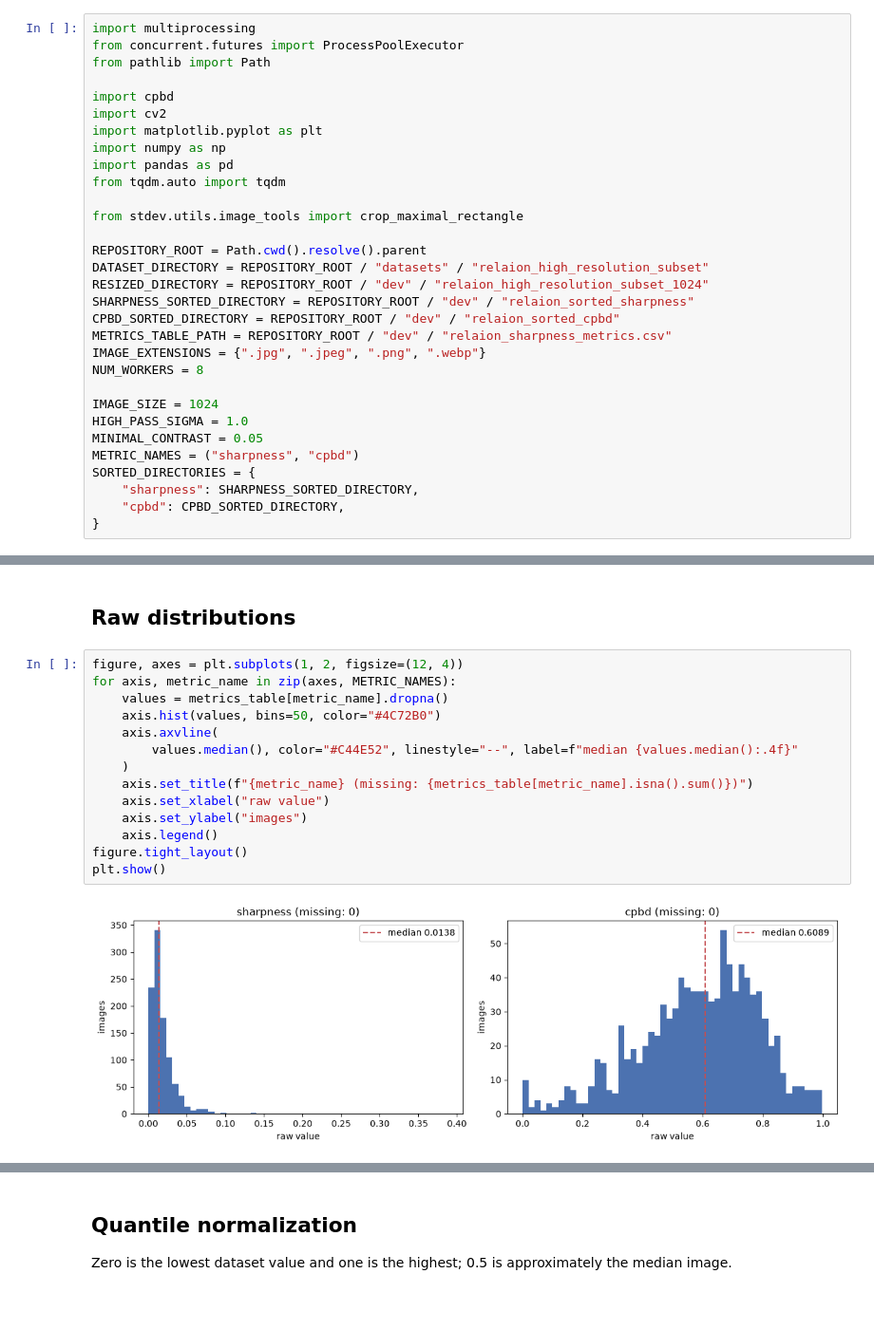
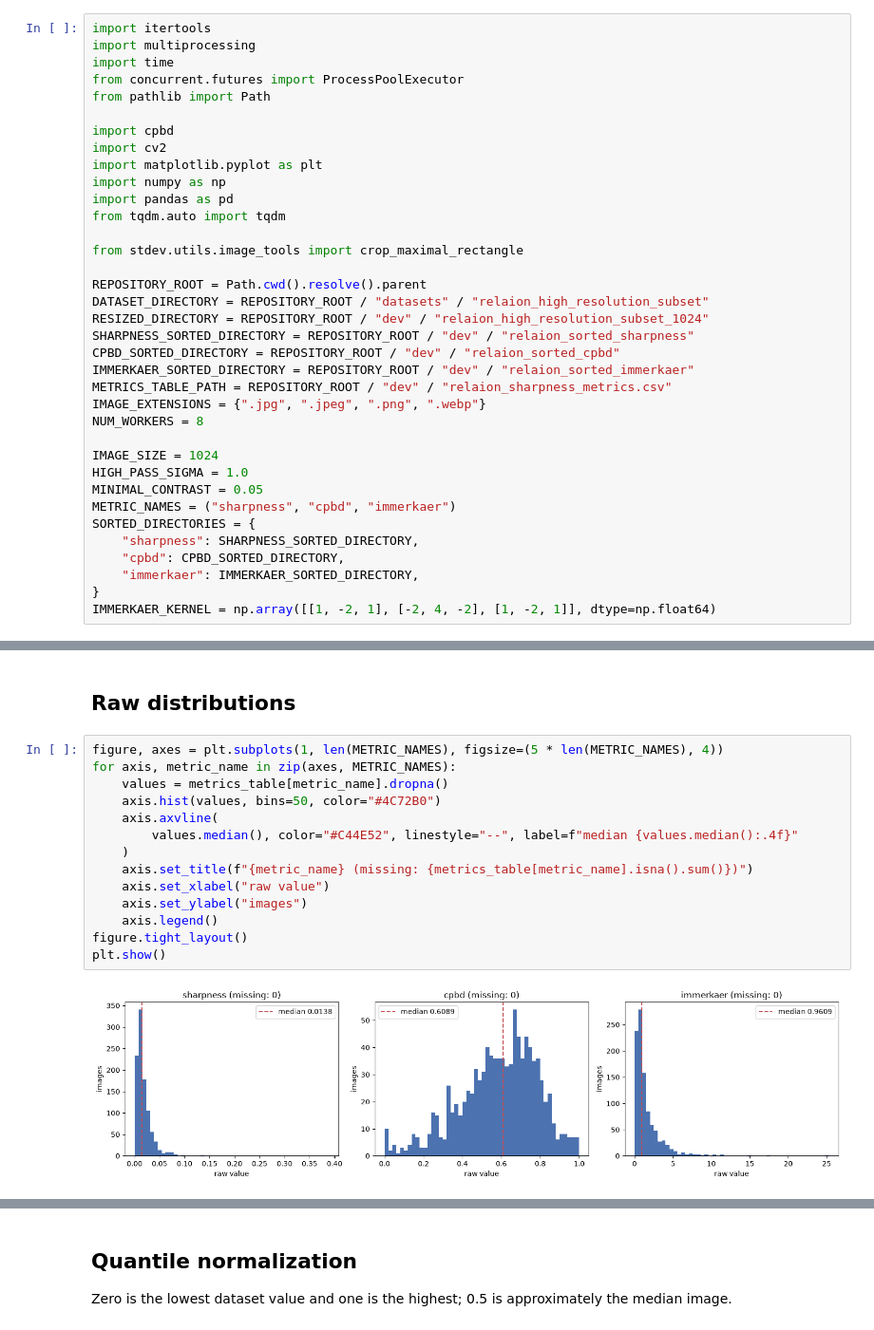
Before and after one commit to tensorforger/STDev, a Jupyter notebook: notebooks/relaion_sharpness_metrics.ipynb, the cells around one changed output, grey strips where cells are left out. Shown at 95% size. Drawn from its saved outputs; the diff is of its cells as text; blank space fills up the shorter version.

```diff
--- a/notebooks/relaion_sharpness_metrics.ipynb
+++ b/notebooks/relaion_sharpness_metrics.ipynb
@@ -17,5 +20,7 @@ to the resized PNGs, named `<position>_<normalized value>.png`.
 # %%
+import itertools
 import multiprocessing
+import time
 from concurrent.futures import ProcessPoolExecutor
 from pathlib import Path
 
@@ -33,6 +38,7 @@ DATASET_DIRECTORY = REPOSITORY_ROOT / "datasets" / "relaion_high_resolution_subs
 RESIZED_DIRECTORY = REPOSITORY_ROOT / "dev" / "relaion_high_resolution_subset_1024"
 SHARPNESS_SORTED_DIRECTORY = REPOSITORY_ROOT / "dev" / "relaion_sorted_sharpness"
 CPBD_SORTED_DIRECTORY = REPOSITORY_ROOT / "dev" / "relaion_sorted_cpbd"
+IMMERKAER_SORTED_DIRECTORY = REPOSITORY_ROOT / "dev" / "relaion_sorted_immerkaer"
 METRICS_TABLE_PATH = REPOSITORY_ROOT / "dev" / "relaion_sharpness_metrics.csv"
 IMAGE_EXTENSIONS = {".jpg", ".jpeg", ".png", ".webp"}
 NUM_WORKERS = 8
@@ -40,11 +46,13 @@ NUM_WORKERS = 8
 IMAGE_SIZE = 1024
 HIGH_PASS_SIGMA = 1.0
 MINIMAL_CONTRAST = 0.05
-METRIC_NAMES = ("sharpness", "cpbd")
+METRIC_NAMES = ("sharpness", "cpbd", "immerkaer")
 SORTED_DIRECTORIES = {
     "sharpness": SHARPNESS_SORTED_DIRECTORY,
     "cpbd": CPBD_SORTED_DIRECTORY,
+    "immerkaer": IMMERKAER_SORTED_DIRECTORY,
 }
+IMMERKAER_KERNEL = np.array([[1, -2, 1], [-2, 4, -2], [1, -2, 1]], dtype=np.float64)
 # %%
 def compute_simplified_sharpness(image: np.ndarray) -> float:
     """
@@ -121,19 +156,19 @@ libpng warning: eXIf: duplicate
 # %% [markdown]
 ## Raw distributions
 # %%
-figure, axes = plt.subplots(1, 2, figsize=(12, 4))
+figure, axes = plt.subplots(1, len(METRIC_NAMES), figsize=(5 * len(METRIC_NAMES), 4))
 for axis, metric_name in zip(axes, METRIC_NAMES):
     values = metrics_table[metric_name].dropna()
     axis.hist(values, bins=50, color="#4C72B0")
     axis.axvline(
         values.median(), color="#C44E52", linestyle="--", label=f"median {values.median():.4f}"
     )
     axis.set_title(f"{metric_name} (missing: {metrics_table[metric_name].isna().sum()})")
     axis.set_xlabel("raw value")
     axis.set_ylabel("images")
     axis.legend()
 figure.tight_layout()
 plt.show()
 # %% [output]
-[figure, old version]
+[figure, new version]
 # %%
```
Also changed, not shown: parts of 7 cells of this notebook, 13 other files.
